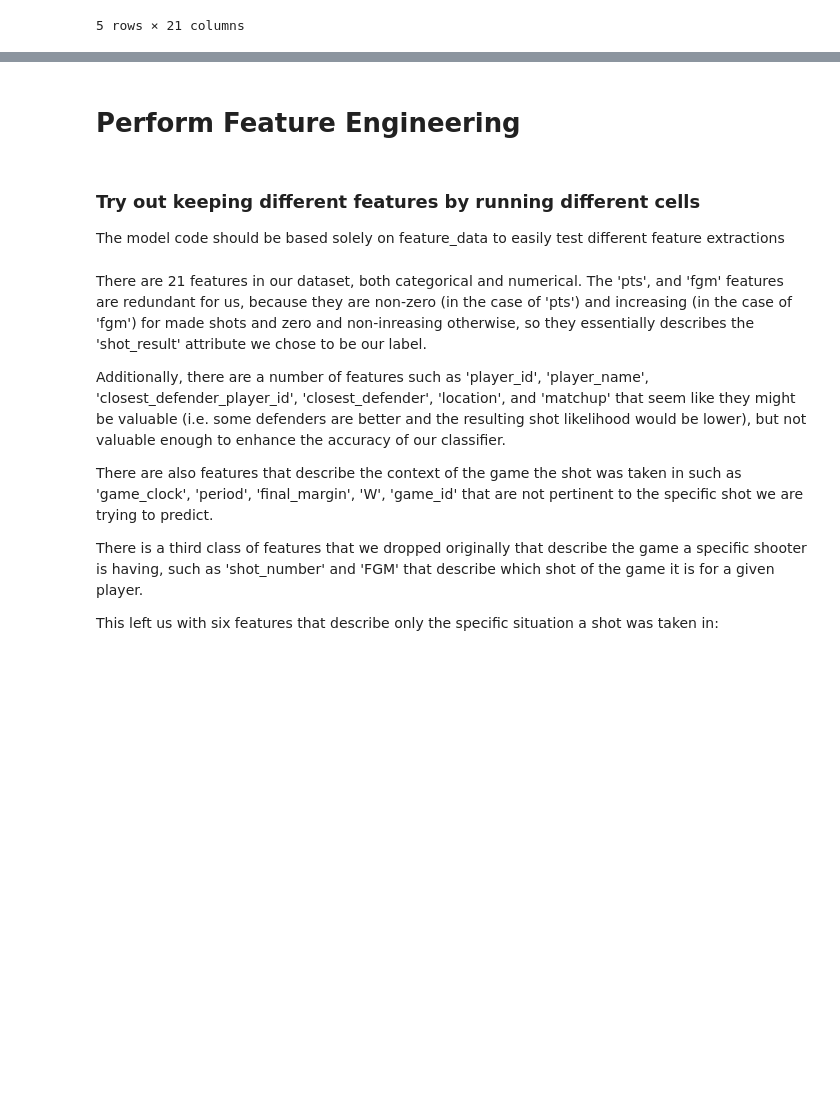
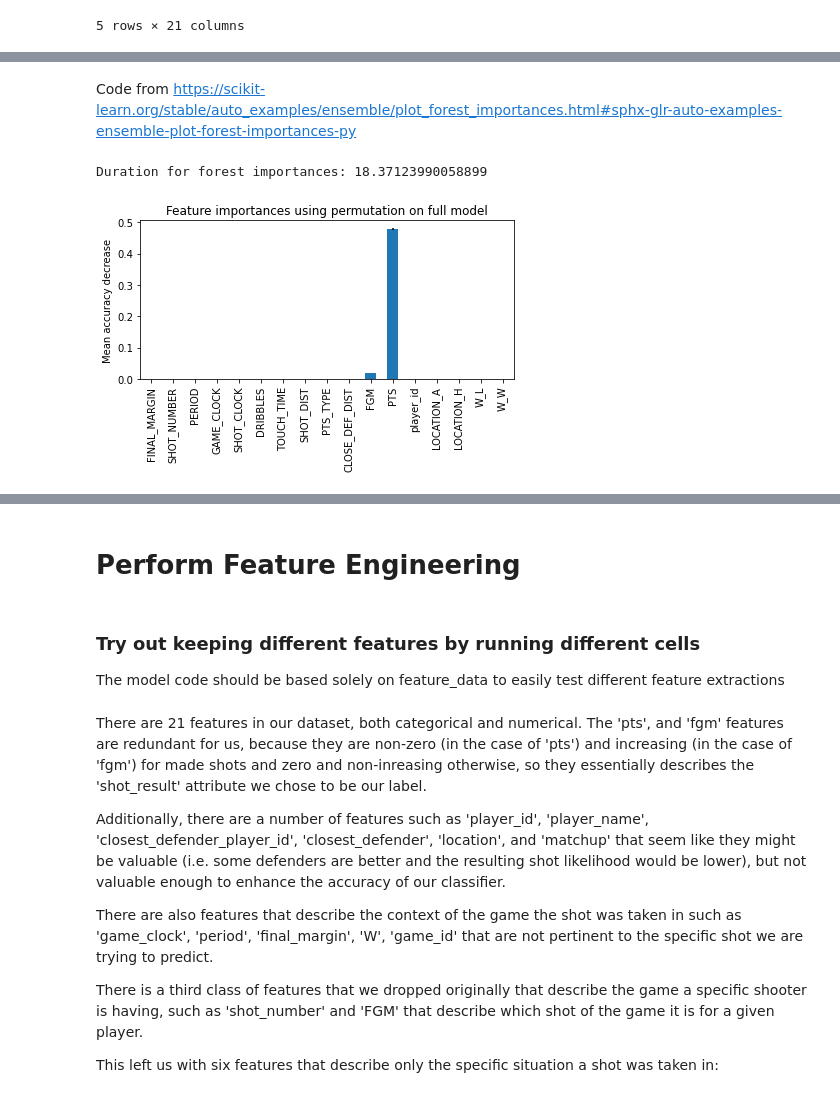
Before and after one commit to justindeanfoster/NBAShotDataAnalysis, a Jupyter notebook: shot_data_analysis.ipynb, the cells around one changed output, grey strips where cells are left out. Drawn from its saved outputs; the diff is of its cells as text; code cells hidden in the pictures; blank space fills up the shorter version.

Commit message:
Visualized feature importances using random forest

```diff
--- a/shot_data_analysis.ipynb
+++ b/shot_data_analysis.ipynb
@@ -35,0 +42,39 @@ data.describe()
+# %%
+labels = data['SHOT_RESULT'].map(dict(made=1, missed=0))
+# %% [markdown]
+Code from https://scikit-learn.org/stable/auto_examples/ensemble/plot_forest_importances.html#sphx-glr-auto-examples-ensemble-plot-forest-importances-py
+# %%
+from sklearn.inspection import permutation_importance
+from sklearn.model_selection import train_test_split
+from sklearn.ensemble import RandomForestClassifier
+import time
+import matplotlib.pyplot as plt
+
+def plot_importance(features, labels):
+    x_train, x_test, y_train, y_test = train_test_split(features, labels, test_size=0.20)
+
+    forest = RandomForestClassifier()
+    forest = forest.fit(x_train, y_train)
+
+    start = time.time()
+    result = permutation_importance(forest, x_test, y_test, n_repeats=10)
+    print("Duration for forest importances:", time.time() - start)
+
+    forest_importances = pd.Series(result.importances_mean, index=features.columns)
+
+    fig, ax = plt.subplots()
+    forest_importances.plot.bar(yerr=result.importances_std, ax=ax)
+    ax.set_title("Feature importances using permutation on full model")
+    ax.set_ylabel("Mean accuracy decrease")
+    fig.tight_layout()
+    plt.show()
+# %%
+# Removed ID's and Game matchup string
+features = data.drop(['SHOT_RESULT', 'GAME_ID', 'MATCHUP', 'CLOSEST_DEFENDER', 'CLOSEST_DEFENDER_PLAYER_ID', 'player_name'], axis=1)
+features['GAME_CLOCK'] = data['GAME_CLOCK'].apply(timeToSeconds)
+features = pd.get_dummies(features)
+
+plot_importance(features, labels)
+# %% [output]
+Duration for forest importances: 18.37123990058899
+[figure, added]
```
Also changed, not shown: parts of 4 cells of this notebook.
